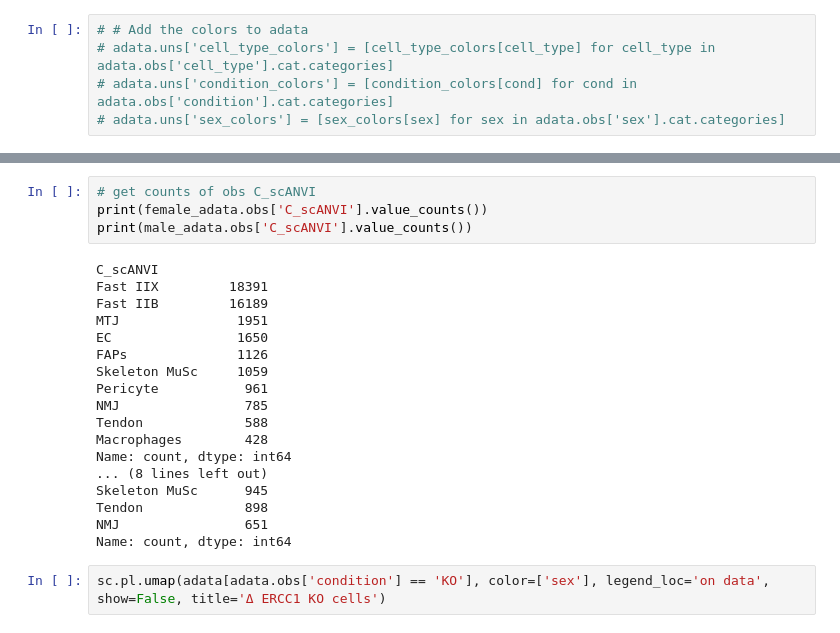
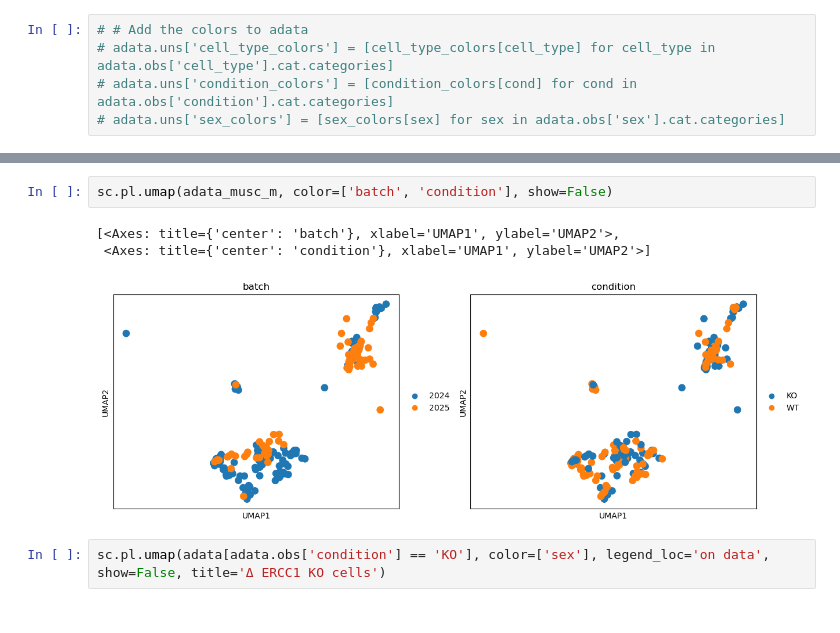
Before and after one commit to akanksha-sachan/TA_muscle_ageing, a Jupyter notebook: py_scripts/DEG_related/DEG_pathway_analysis.ipynb, the cells around one changed output, grey strips where cells are left out. Drawn from its saved outputs; the diff is of its cells as text.

```diff
--- a/py_scripts/DEG_related/DEG_pathway_analysis.ipynb
+++ b/py_scripts/DEG_related/DEG_pathway_analysis.ipynb
@@ -74,25 +107,9 @@ sc.pl.umap(adata, color=['C_scANVI'], show=False)
-# %%
-# get counts of obs C_scANVI
-print(female_adata.obs['C_scANVI'].value_counts())
-print(male_adata.obs['C_scANVI'].value_counts())
-# %% [output]
-C_scANVI
-Fast IIX         18391
-Fast IIB         16189
-MTJ               1951
-EC                1650
-FAPs              1126
-Skeleton MuSc     1059
-Pericyte           961
-NMJ                785
-Tendon             588
-Macrophages        428
-Name: count, dtype: int64
-... (8 lines left out)
-Skeleton MuSc      945
-Tendon             898
-NMJ                651
-Name: count, dtype: int64
+# %%
+sc.pl.umap(adata_musc_m, color=['batch', 'condition'], show=False)
+# %% [output]
+[<Axes: title={'center': 'batch'}, xlabel='UMAP1', ylabel='UMAP2'>,
+ <Axes: title={'center': 'condition'}, xlabel='UMAP1', ylabel='UMAP2'>]
+[figure, added]
 # %%
 sc.pl.umap(adata[adata.obs['condition'] == 'KO'], color=['sex'], legend_loc='on data', show=False, title='Δ ERCC1 KO cells')
 # %%
```
Also changed, not shown: parts of 16 cells of this notebook, 1 other file.
